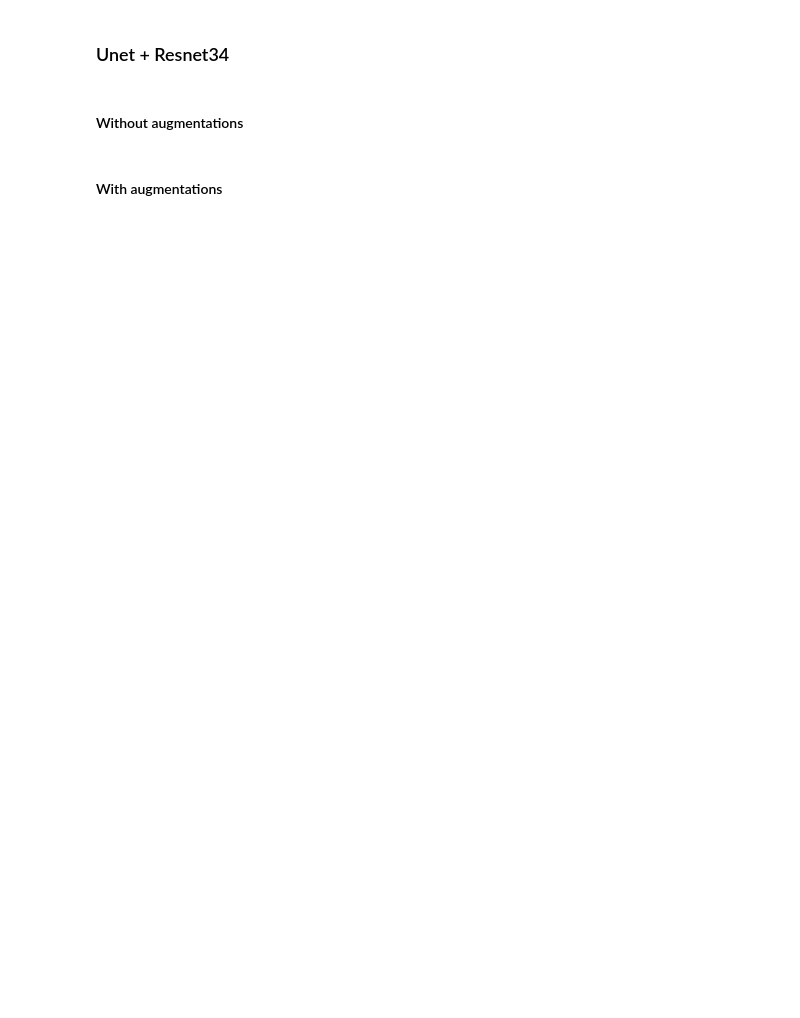
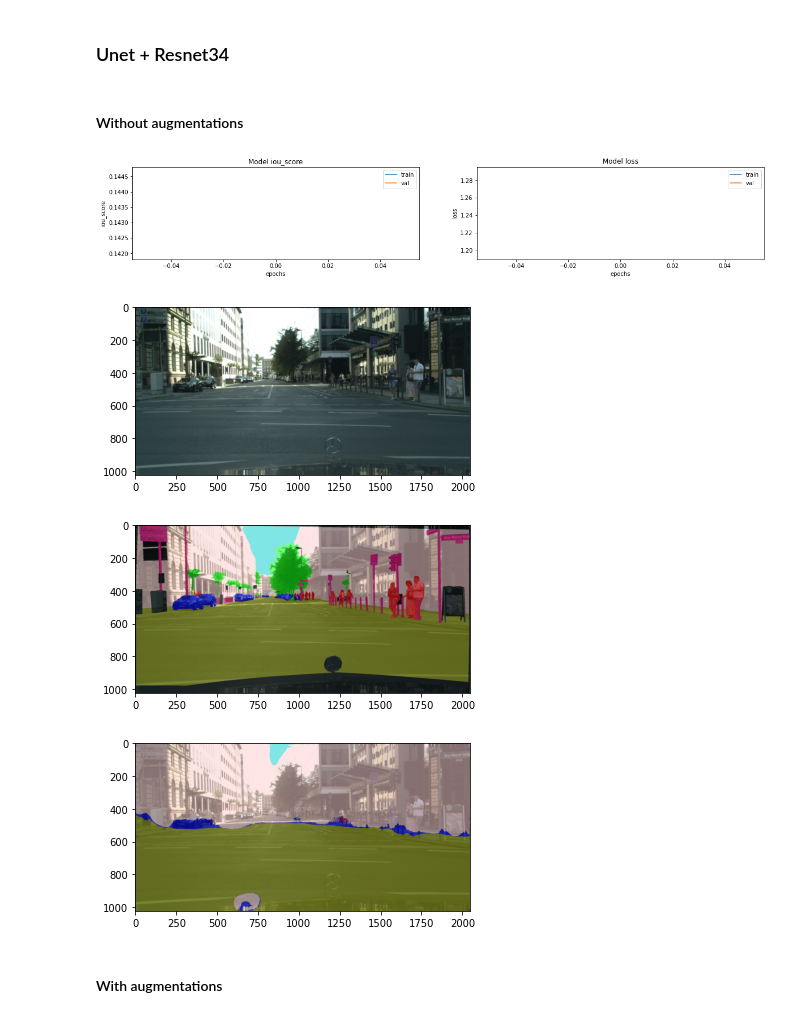
Before and after one commit to ThibaultDieudonne/Car-Computer-Vision-development, a Jupyter notebook: n.ipynb, the cells around one changed output. Drawn from its saved outputs; the diff is of its cells as text; code cells hidden in the pictures; blank space fills up the shorter version.

```diff
--- a/n.ipynb
+++ b/n.ipynb
@@ -252,10 +258,6 @@ def display_learning_curves(m_name, metric):
     plt.show()
 # %%
 size = (224, 224)
-
-BACKBONE = 'efficientnetb0' # 'efficientnetb0' 'resnet34'
-
-preprocess_input = sm.get_preprocessing(BACKBONE)
 
 def load_imgs(path1, path2, mode="original"):
     img1 = tf.io.read_file(path1)
@@ -275,9 +277,9 @@ def load_imgs(path1, path2, mode="original"):
         img1, img2 = tf.py_function(py_augment, inp=[img1, img2], Tout=[tf.uint8, tf.uint8])
 
     img1 = tf.cast(img1, tf.float32)
-
-    if BACKBONE == 'resnet34':
-        img1 = preprocess_input(img1)
+    img1 /= 255.
+    # img1 /= 127.5
+    # img1 -= 1.
 
     img2 = tf.squeeze(img2, axis=-1)
     img2 = tf.one_hot(img2, 8, axis=-1)
@@ -310,10 +312,11 @@ def get_dataset(df, repeat=1, augment=0, original_size=0):
     return ds
 
 
-def display_crop(): # does not work with preprocess_input()
+def display_crop():
     train_ds = get_dataset(train_df, augment=1)
     img, lbl = next(iter(train_ds))
     img = np.asarray(img[0], dtype=np.uint8)
+    img *= 255
     lbl = np.asarray(lbl[0])
     lbl = np.argmax(lbl, axis=2)
     lbl = np.expand_dims(lbl, axis=2)
@@ -323,7 +326,7 @@ def display_crop(): # does not work with preprocess_input()
     plt.imshow(lbl)
     plt.show()
 
-val_ds = get_dataset(val_df, repeat=0, original_size=1)
+val_ds = get_dataset(val_df, repeat=0)
 # %%
 def train_model(model, name, t_ds, v_ds):
 
@@ -444,14 +426,28 @@ def load_advanced_model(name, BACKBONE_NAME="resnet101"):
 # %% [markdown]
 #### Without augmentations
 # %%
-skip = 1
+if MODEL == "UNET_vanilla" or ALL_MODELS:
 
-trained = 1
+    if ALL_MODELS:
+        MODEL = "UNET_vanilla"
 
-if not skip:
-
-    model_name = "unet_resnet34"
+    BACKBONE = "resnet34"
 
     model = sm.Unet(BACKBONE, classes=8, input_shape=(None, None, 3), activation='softmax', encoder_weights=None)
 
-    model.summary(line_length=120)
+    # model.summary(line_length=120)
+
+    if not os.path.isfile(f"./models/{MODEL}_weights.h5"):
+        train_ds = get_dataset(train_df)
+        train_model(model, MODEL, train_ds, val_ds)
+    else:
+        model.load_weights(f"./models/{MODEL}_weights.h5")
+
+    display_learning_curves(MODEL, "iou_score")
+
+    prediction_display(model, 180)
+# %% [output]
+[figure, added]
+[figure, added]
+[figure, added]
+[figure, added]
```
Also changed, not shown: parts of 18 cells of this notebook, 5 other files.
